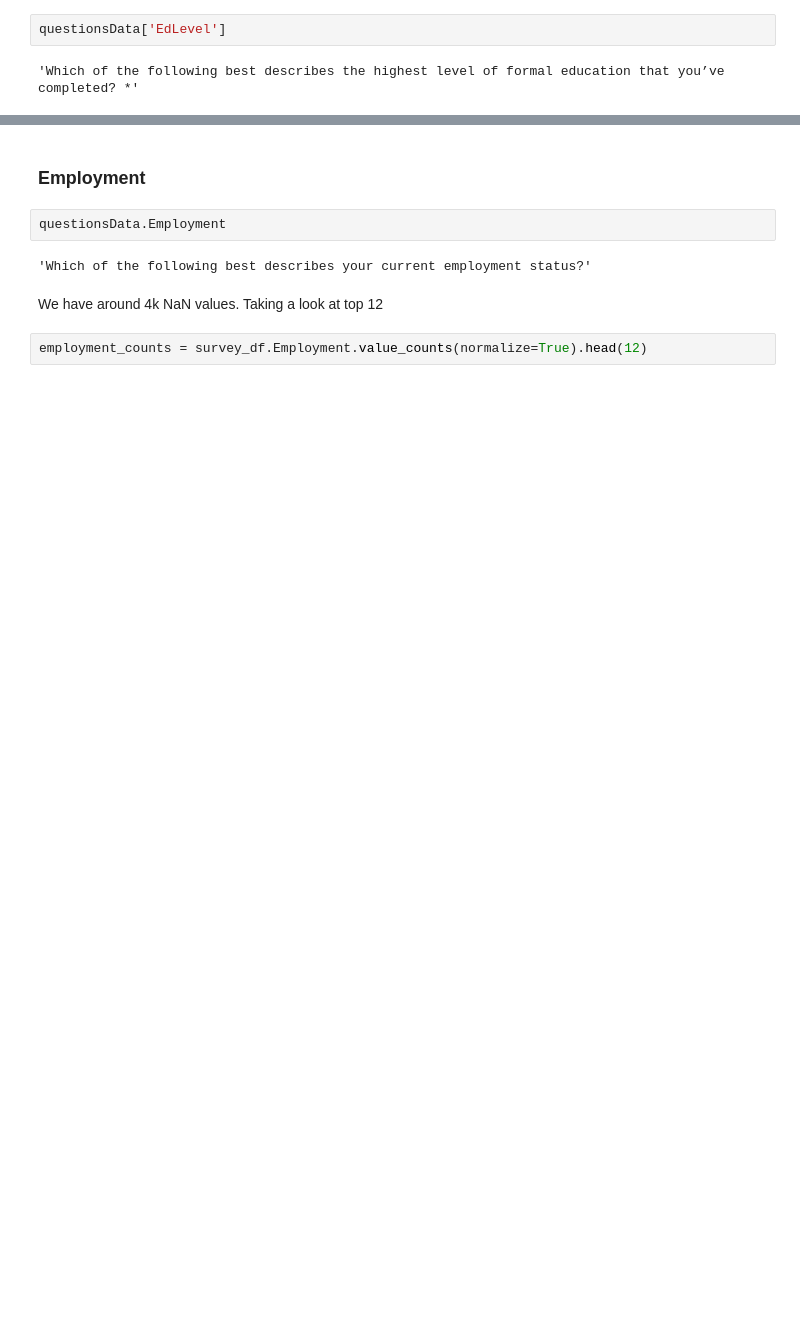
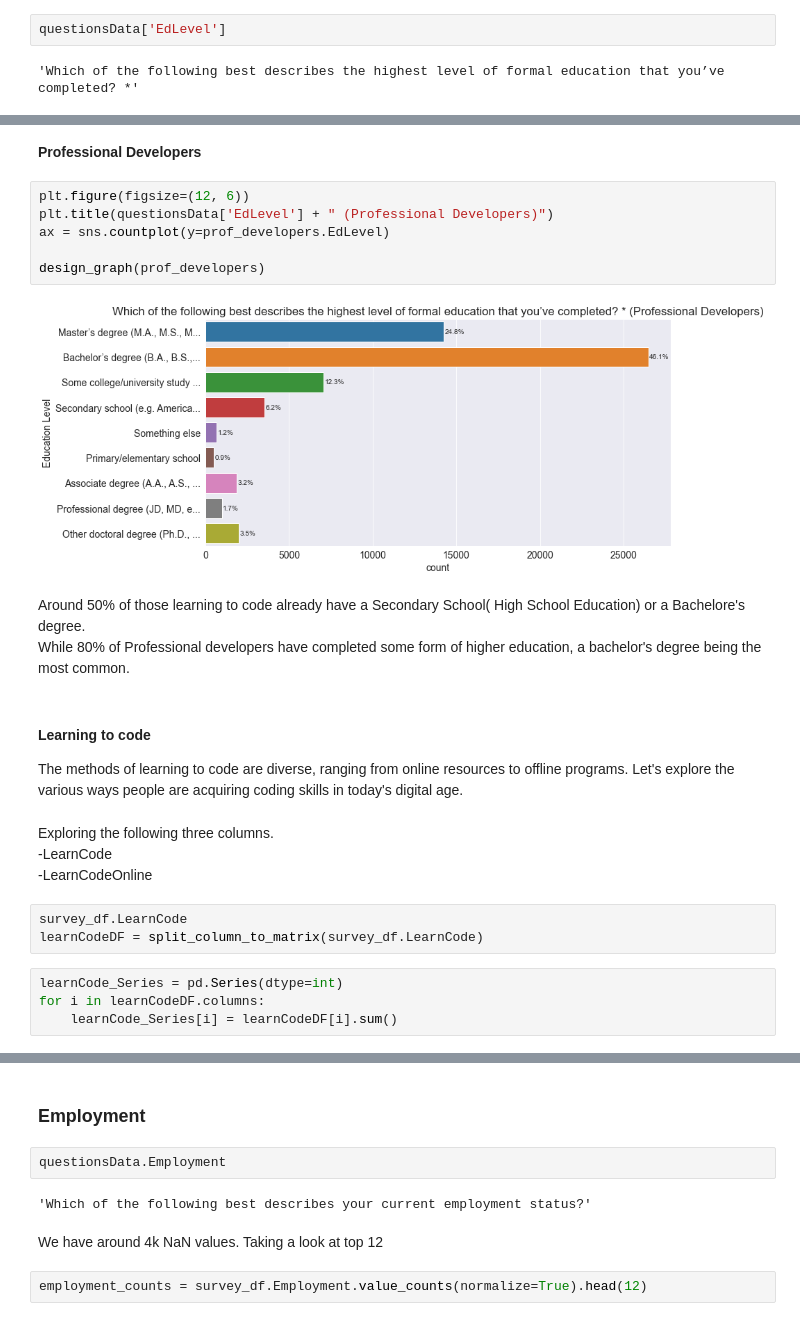
Before and after one commit to hemanth-sharma/Stackoverflow-Survey-2022-Data-Exploration, a Jupyter notebook: Stack_overflow.ipynb, the cells around one changed output, grey strips where cells are left out. Cells and saved outputs as stored; diff of their text form; blank space fills up the shorter version.

```diff
--- a/Stack_overflow.ipynb
+++ b/Stack_overflow.ipynb
@@ -535,0 +538,27 @@ Text(0, 0.5, 'Education Level')
+# %% [markdown]
+**Professional Developers**
+# %%
+plt.figure(figsize=(12, 6))
+plt.title(questionsData['EdLevel'] + " (Professional Developers)")
+ax = sns.countplot(y=prof_developers.EdLevel)
+
+design_graph(prof_developers)
+# %% [output]
+[figure, added]
+# %% [markdown]
+Around 50% of those learning to code already have a Secondary School( High School Education) or a Bachelore's degree. <br>
+While 80% of Professional developers have completed some form of higher education, a bachelor's degree being the most common.
+# %% [markdown]
+#### Learning to code
+The methods of learning to code are diverse, ranging from online resources to offline programs. Let's explore the various ways people are acquiring coding skills in today's digital age.
+# %% [markdown]
+Exploring the following three columns.<br>
+-LearnCode<br>
+-LearnCodeOnline<br>
+# %%
+survey_df.LearnCode
+learnCodeDF = split_column_to_matrix(survey_df.LearnCode)
+# %%
+learnCode_Series = pd.Series(dtype=int)
+for i in learnCodeDF.columns:
+    learnCode_Series[i] = learnCodeDF[i].sum()
```
Also changed, not shown: parts of 59 cells of this notebook.
